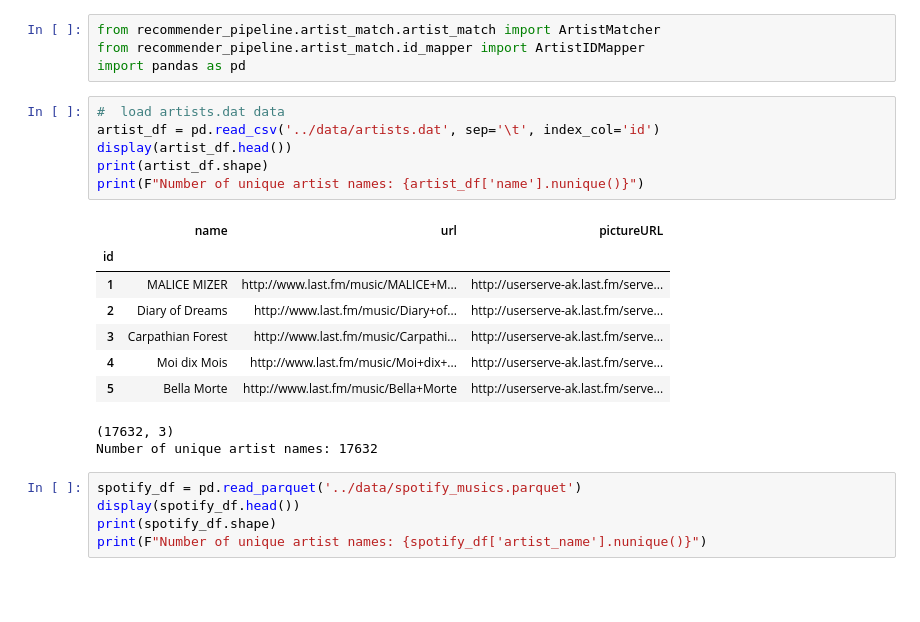
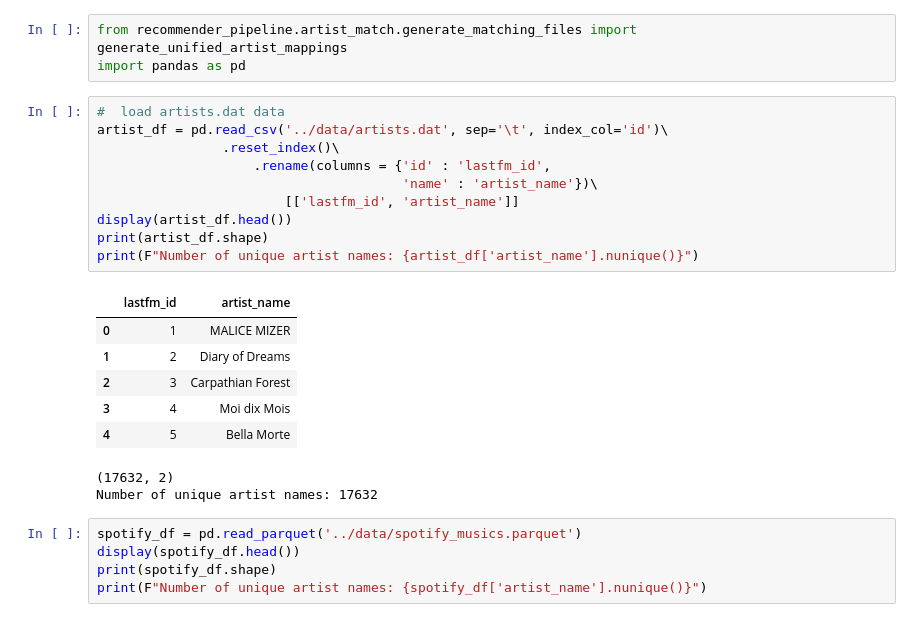
Before and after one commit to NikolozDarsalia/musician-recommender, a Jupyter notebook: notebooks/01 Artist Name Matching.ipynb, the cells around one changed output. Cells and saved outputs as stored; diff of their text form; blank space fills up the shorter version.

```diff
--- a/notebooks/01 Artist Name Matching.ipynb
+++ b/notebooks/01 Artist Name Matching.ipynb
@@ -1,22 +1,24 @@
 # %%
-from recommender_pipeline.artist_match.artist_match import ArtistMatcher
-from recommender_pipeline.artist_match.id_mapper import ArtistIDMapper
+from recommender_pipeline.artist_match.generate_matching_files import generate_unified_artist_mappings
 import pandas as pd
 # %%
 #  load artists.dat data
-artist_df = pd.read_csv('../data/artists.dat', sep='\t', index_col='id')
+artist_df = pd.read_csv('../data/artists.dat', sep='\t', index_col='id')\
+                .reset_index()\
+                    .rename(columns = {'id' : 'lastfm_id',
+                                       'name' : 'artist_name'})\
+                        [['lastfm_id', 'artist_name']]
 display(artist_df.head())
 print(artist_df.shape)
-print(F"Number of unique artist names: {artist_df['name'].nunique()}")
+print(F"Number of unique artist names: {artist_df['artist_name'].nunique()}")
 # %% [output]
-|  | name | url | pictureURL |
-| id |  |  |  |
-| 1 | MALICE MIZER | http://www.last.fm/music/MALICE+M... | http://userserve-ak.last.fm/serve... |
-| 2 | Diary of Dreams | http://www.last.fm/music/Diary+of... | http://userserve-ak.last.fm/serve... |
-| 3 | Carpathian Forest | http://www.last.fm/music/Carpathi... | http://userserve-ak.last.fm/serve... |
-| 4 | Moi dix Mois | http://www.last.fm/music/Moi+dix+... | http://userserve-ak.last.fm/serve... |
-| 5 | Bella Morte | http://www.last.fm/music/Bella+Morte | http://userserve-ak.last.fm/serve... |
+|  | lastfm_id | artist_name |
+| 0 | 1 | MALICE MIZER |
+| 1 | 2 | Diary of Dreams |
+| 2 | 3 | Carpathian Forest |
+| 3 | 4 | Moi dix Mois |
+| 4 | 5 | Bella Morte |
-(17632, 3)
+(17632, 2)
 Number of unique artist names: 17632
 # %%
 spotify_df = pd.read_parquet('../data/spotify_musics.parquet')
```
Also changed, not shown: parts of 19 cells of this notebook, 44 other files.
